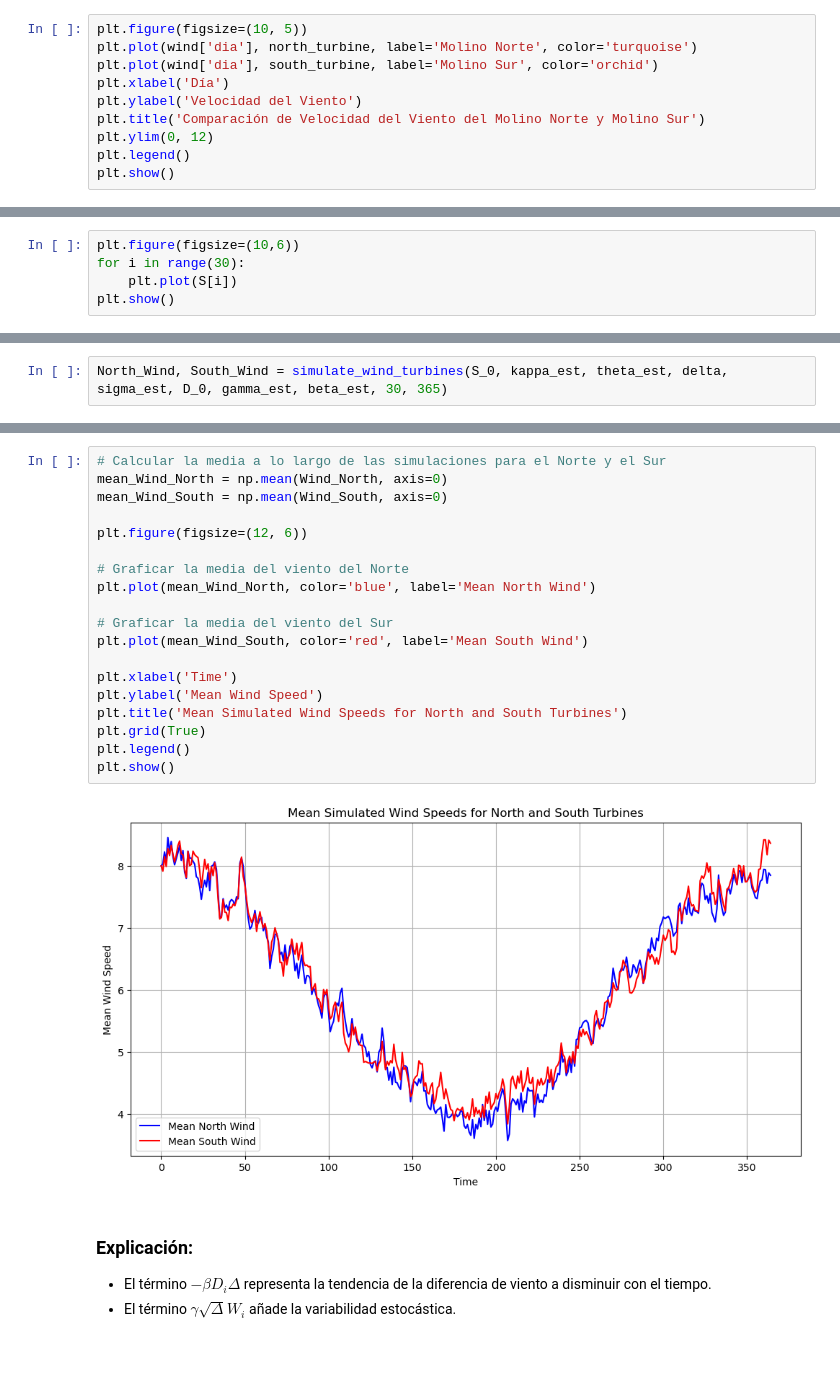
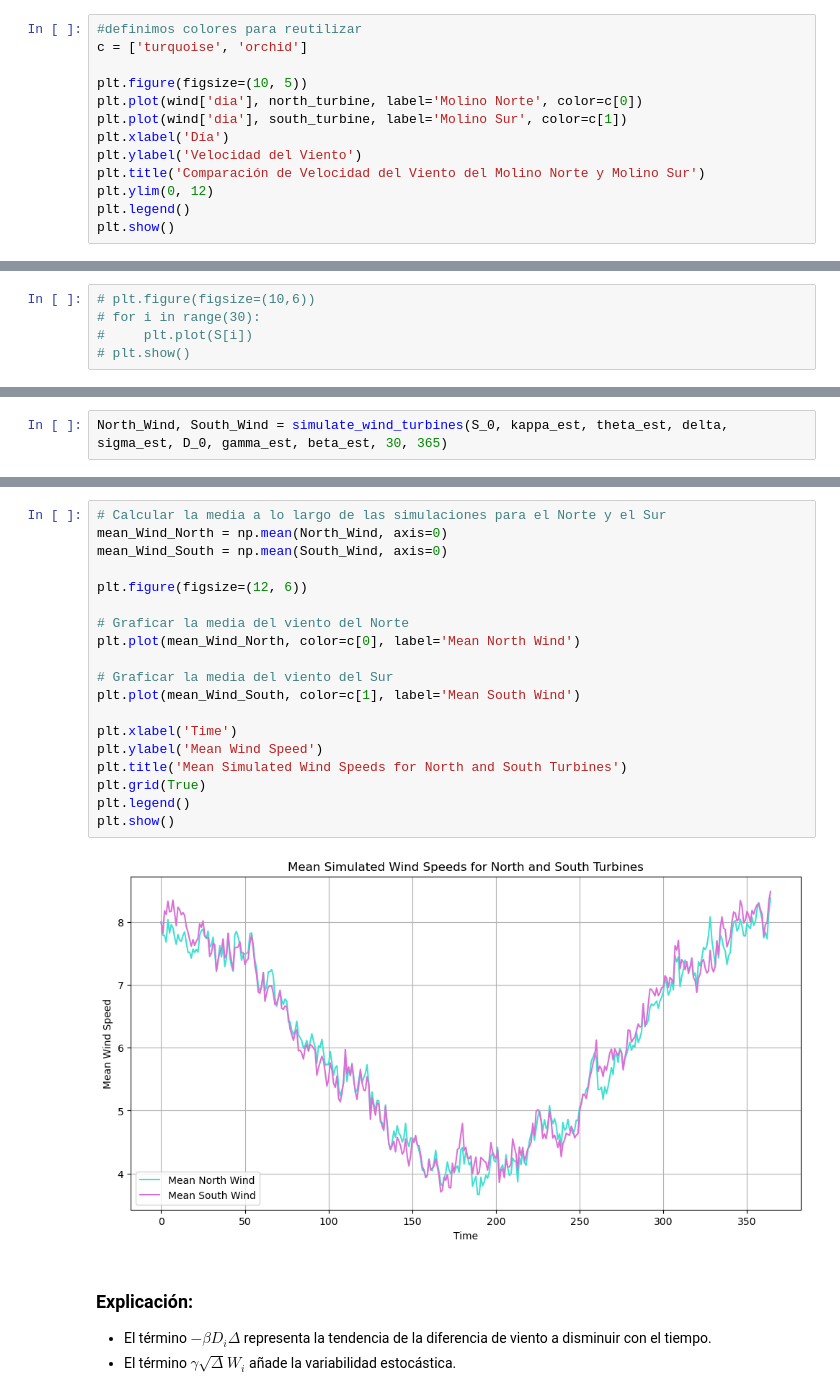
Before and after one commit to olmiave/ACN_TP1, a Jupyter notebook: TP1.ipynb, the cells around one changed output, grey strips where cells are left out. Drawn from its saved outputs; the diff is of its cells as text; blank space fills up the shorter version.

```diff
--- a/TP1.ipynb
+++ b/TP1.ipynb
@@ -124,9 +124,12 @@ plt.show()
 north_turbine = pd.DataFrame(wind['regional wind'] + wind['wind gap norte sur'] * 1/2)
 south_turbine = pd.DataFrame(wind['regional wind'] - wind['wind gap norte sur'] * 1/2)
 # %%
+#definimos colores para reutilizar
+c = ['turquoise', 'orchid']
+
 plt.figure(figsize=(10, 5))
-plt.plot(wind['dia'], north_turbine, label='Molino Norte', color='turquoise')
-plt.plot(wind['dia'], south_turbine, label='Molino Sur', color='orchid')
+plt.plot(wind['dia'], north_turbine, label='Molino Norte', color=c[0])
+plt.plot(wind['dia'], south_turbine, label='Molino Sur', color=c[1])
 plt.xlabel('Día')
 plt.ylabel('Velocidad del Viento')
 plt.title('Comparación de Velocidad del Viento del Molino Norte y Molino Sur')
@@ -433,7 +436,7 @@ def simulate_regional_wind(S_0, kappa, theta, delta, sigma, m, T):
 # %%
 S = simulate_regional_wind(S_0, kappa_est, theta_est, delta, sigma_est, 30, 365)
 # %%
-plt.figure(figsize=(10,6))
-for i in range(30):
-    plt.plot(S[i])
-plt.show()
+# plt.figure(figsize=(10,6))
+# for i in range(30):
+#     plt.plot(S[i])
+# plt.show()
@@ -531,24 +502,24 @@ plt.show()
 # %%
 # Calcular la media a lo largo de las simulaciones para el Norte y el Sur
-mean_Wind_North = np.mean(Wind_North, axis=0)
-mean_Wind_South = np.mean(Wind_South, axis=0)
+mean_Wind_North = np.mean(North_Wind, axis=0)
+mean_Wind_South = np.mean(South_Wind, axis=0)
 
 plt.figure(figsize=(12, 6))
 
 # Graficar la media del viento del Norte
-plt.plot(mean_Wind_North, color='blue', label='Mean North Wind')
+plt.plot(mean_Wind_North, color=c[0], label='Mean North Wind')
 
 # Graficar la media del viento del Sur
-plt.plot(mean_Wind_South, color='red', label='Mean South Wind')
+plt.plot(mean_Wind_South, color=c[1], label='Mean South Wind')
 
 plt.xlabel('Time')
 plt.ylabel('Mean Wind Speed')
 plt.title('Mean Simulated Wind Speeds for North and South Turbines')
 plt.grid(True)
 plt.legend()
 plt.show()
 # %% [output]
-[figure, old version]
+[figure, new version]
 # %% [markdown]
 ### Explicación:
 - El término $- \beta D_i \Delta$ representa la tendencia de la diferencia de viento a disminuir con el tiempo.
```
Also changed, not shown: parts of 37 cells of this notebook.
